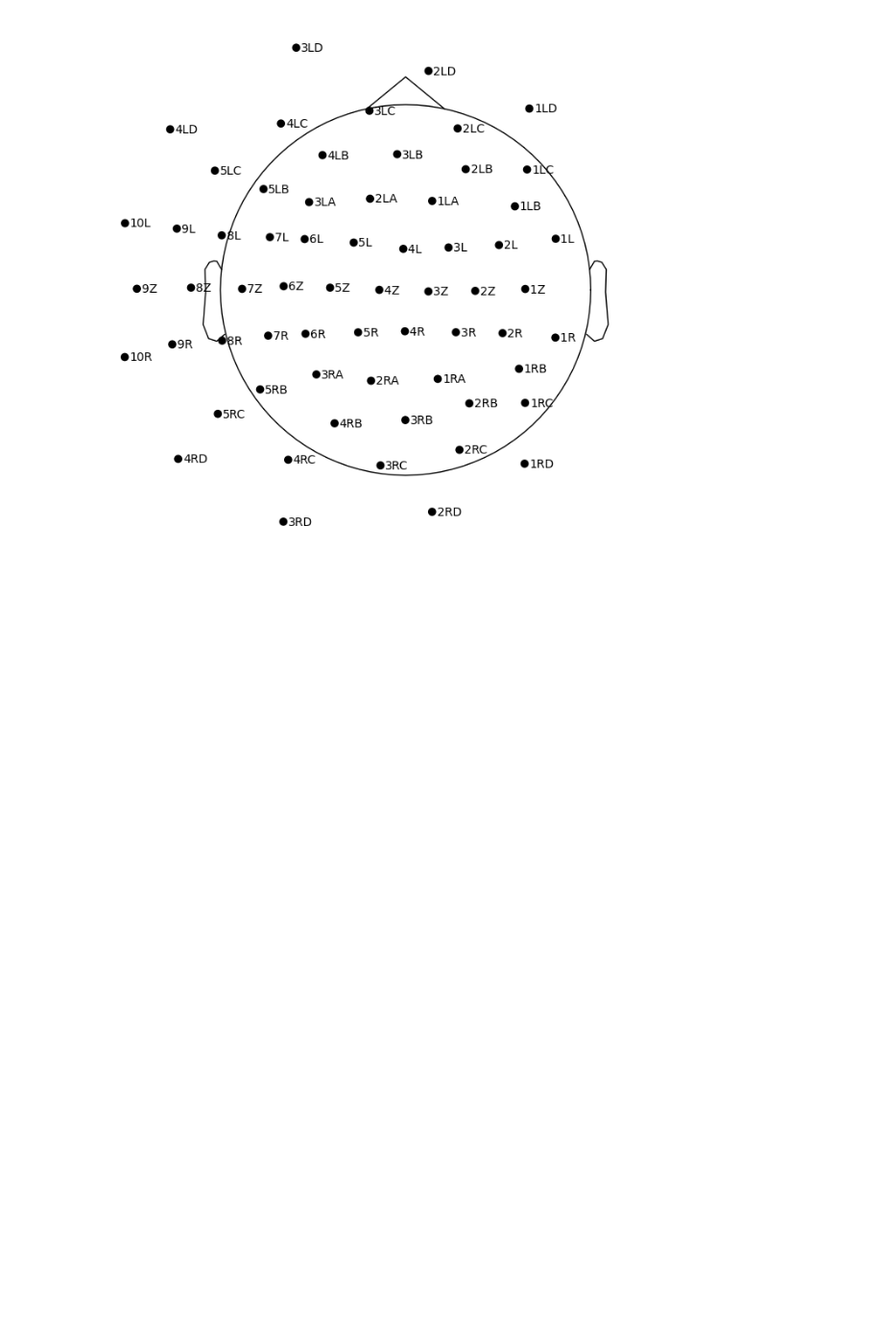
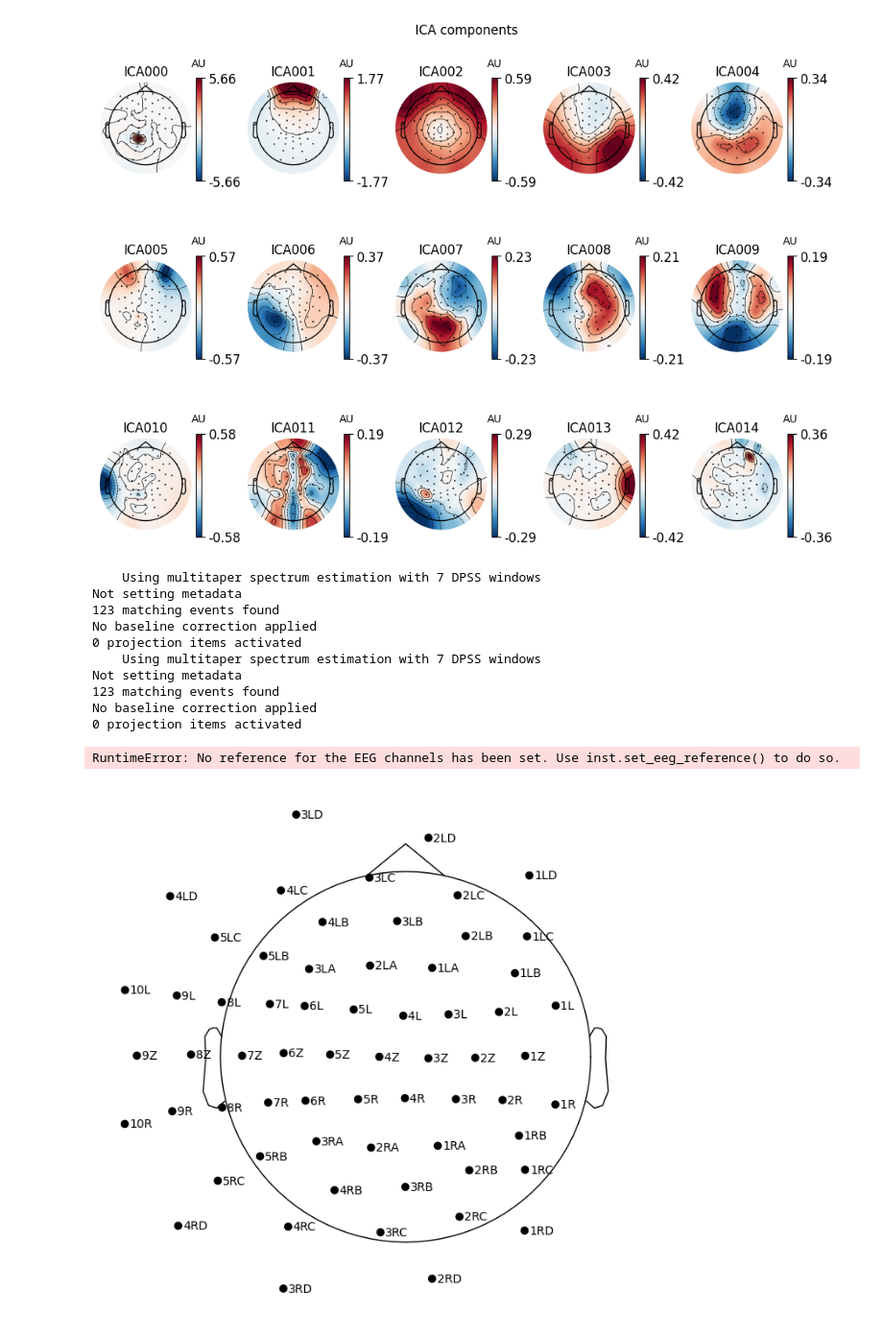
Before and after one commit to ovi-lab/EEG-oddball-task, a Jupyter notebook: src/sandbox.ipynb, the cells around one changed output. Shown at 96% size. Saved outputs shown, nothing was run; the diff lists cells and outputs as text; code cells hidden in the pictures; blank space fills up the shorter version.

```diff
--- a/src/sandbox.ipynb
+++ b/src/sandbox.ipynb
@@ -192,0 +128,14 @@ mnt.plot()
+# %%
+ica.plot_components(sphere=(0.00, -0.04, 0.00, 0.1255), colorbar=True, inst=filt_raw)
+# %% [output]
+[figure, added]
+    Using multitaper spectrum estimation with 7 DPSS windows
+Not setting metadata
+123 matching events found
+No baseline correction applied
+0 projection items activated
+    Using multitaper spectrum estimation with 7 DPSS windows
+Not setting metadata
+123 matching events found
+No baseline correction applied
+0 projection items activated
@@ -193,3 +144,12 @@ mnt.plot()
+# %%
+# Fit the regression model
+weights = EOGRegression().fit(filt_raw)
+raw_clean = weights.apply(fi1lt_raw, copy=True)
+
+# Show the filter weights in a topomap
+weights.plot()
+# %% [output]
+RuntimeError: No reference for the EEG channels has been set. Use inst.set_eeg_reference() to do so.
 # %%
 fig1 = neonatal_montage.plot()
 # %% [output]
```
Also changed, not shown: parts of 18 cells of this notebook.
